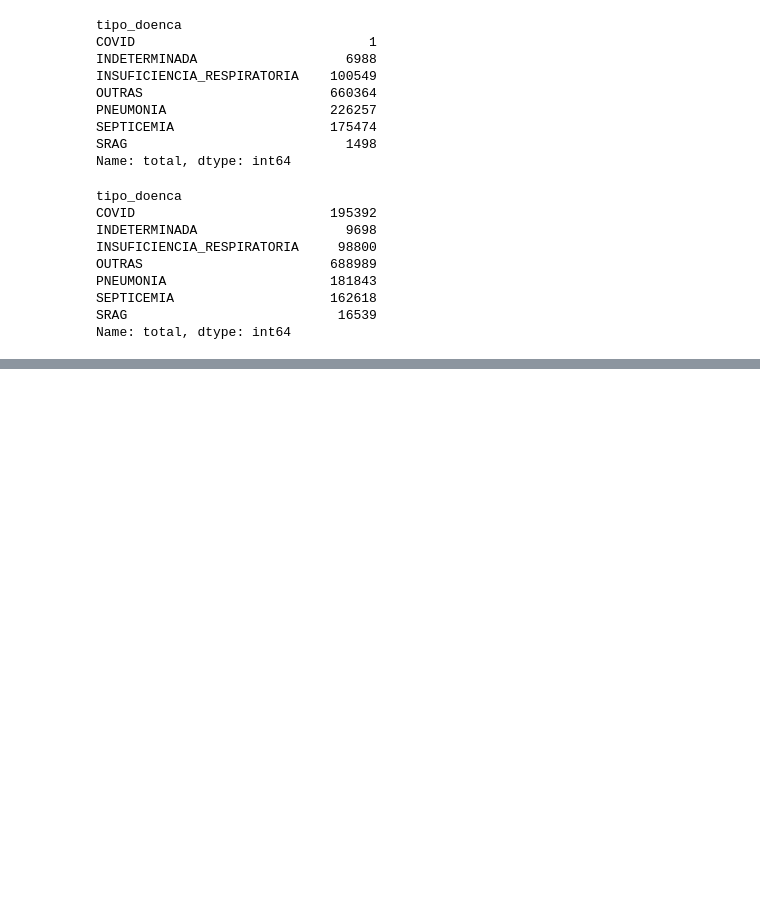
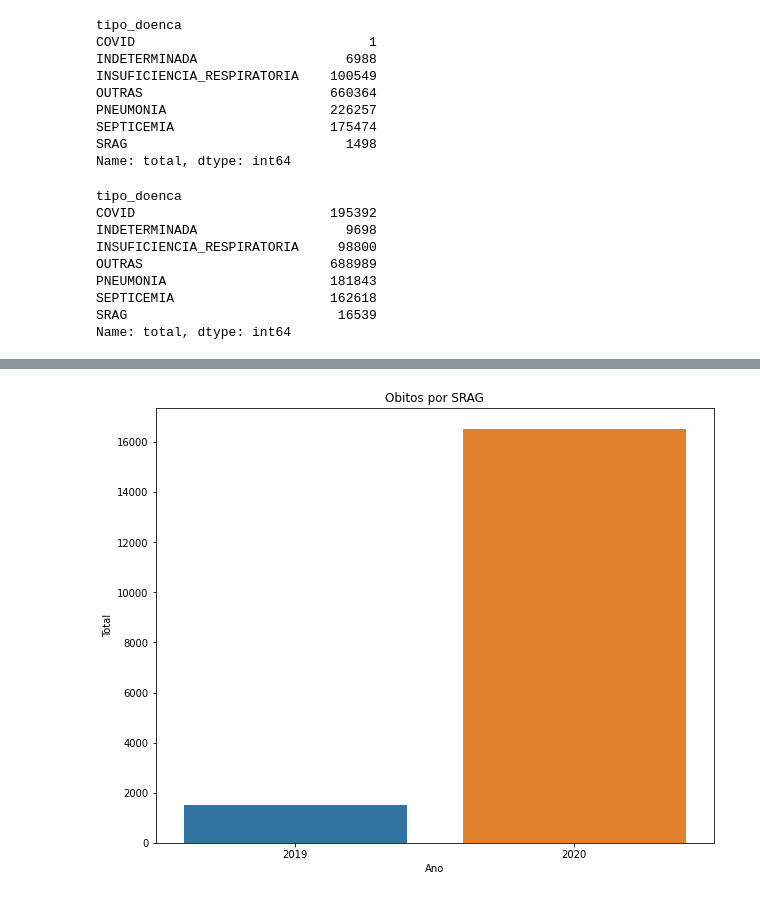
Before and after one commit to Juliansan/analise_covid, a Jupyter notebook: notebooks/analise_obitos_covid.ipynb, the cells around one changed output, grey strips where cells are left out. Saved outputs shown, nothing was run; the diff lists cells and outputs as text; code cells hidden in the pictures; blank space fills up the shorter version.

Commit message:
update dados covid

```diff
--- a/notebooks/analise_obitos_covid.ipynb
+++ b/notebooks/analise_obitos_covid.ipynb
@@ -90,0 +110,17 @@ Name: total, dtype: int64
+# %%
+def grafico_comparativo(causa):
+
+    total_2019 = dados_2019.groupby('tipo_doenca').sum()['total']
+    total_2020 = dados_2020.groupby('tipo_doenca').sum()['total']
+
+    lista = [total_2019.loc[causa], total_2020.loc[causa]]
+    dados = pd.DataFrame({'Total': lista,
+                        'Ano':[2019,2020]})
+    plt.figure(figsize=(10,8))
+    plt.title(f'Obitos por {causa}')
+    sns.barplot(data=dados, x='Ano', y='Total')
+    plt.show()
+# %%
+grafico_comparativo('SRAG')
+# %% [output]
+[figure, added]
```
Also changed, not shown: parts of 6 cells of this notebook, 1 other file.
